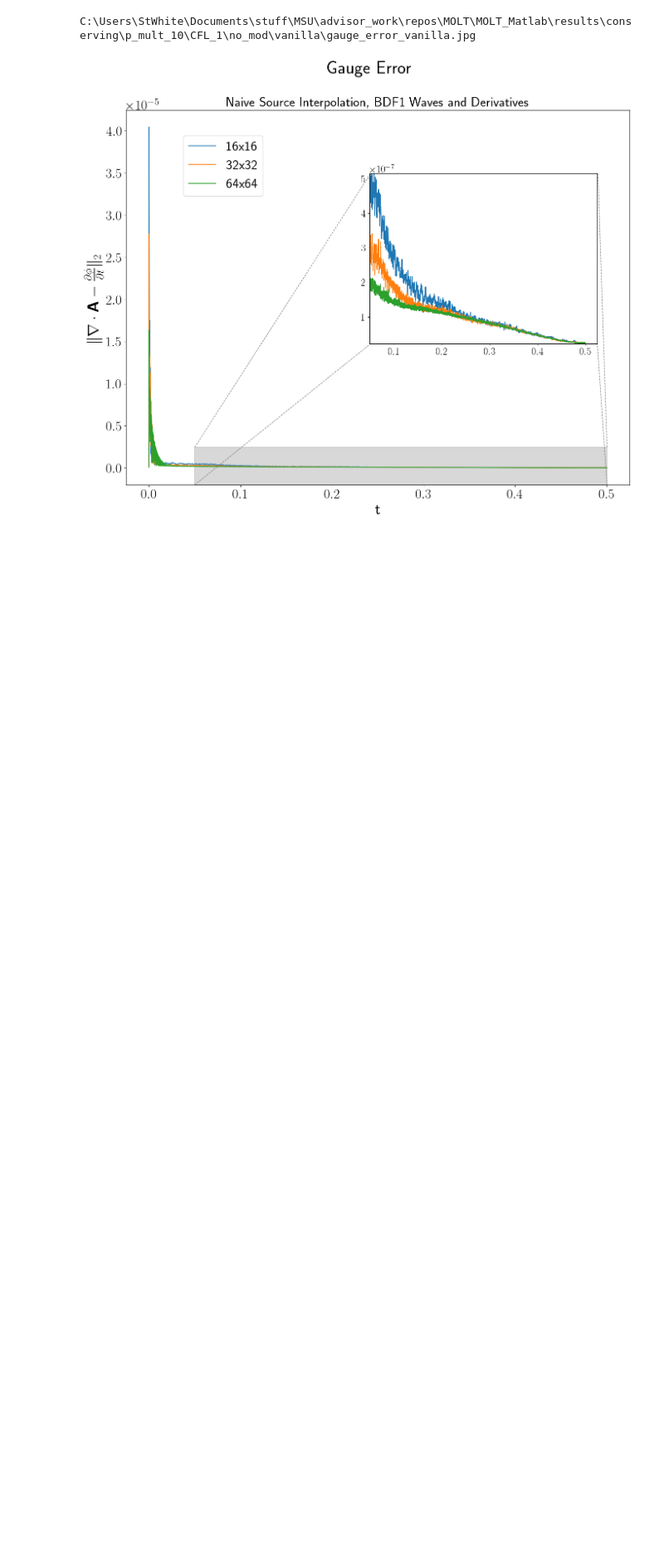
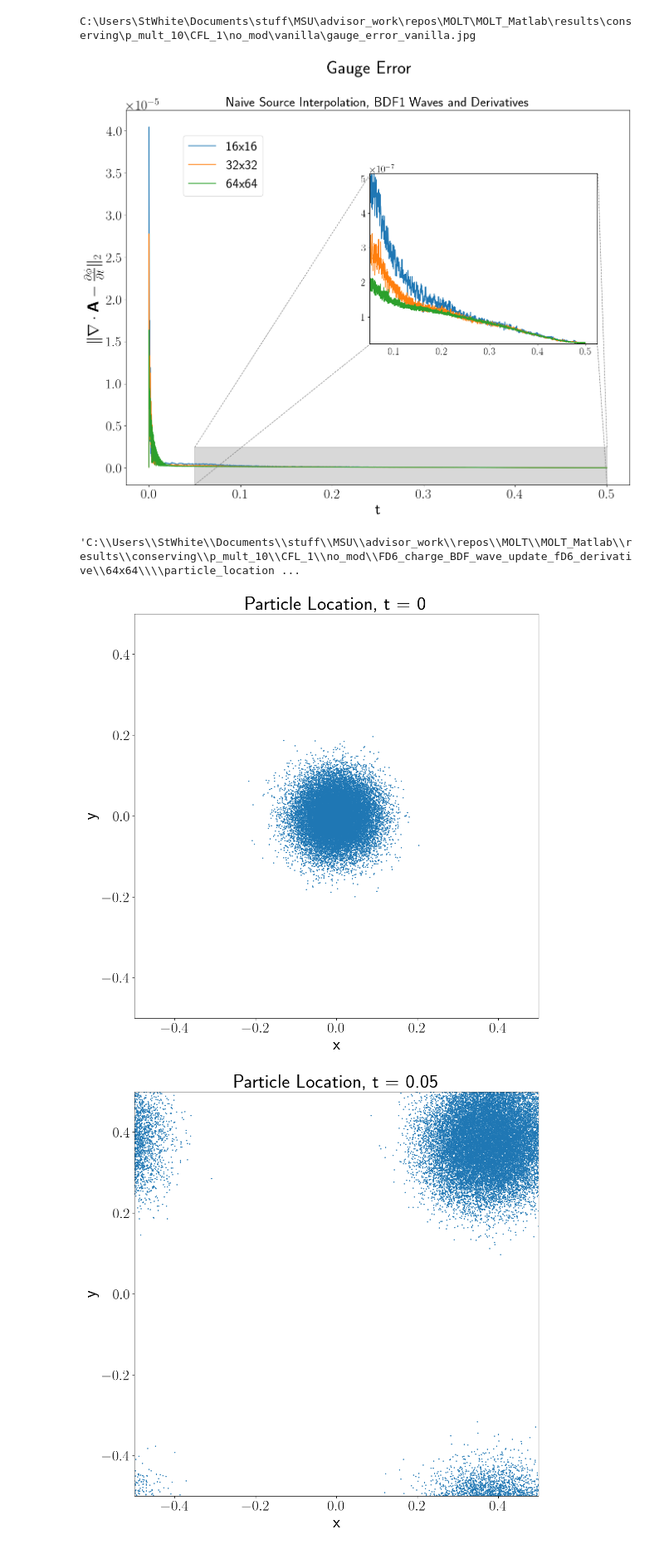
Before and after one commit to Grey-Haven/MOLT, a Jupyter notebook: MOLT_Matlab/results/analysis.ipynb, the cells around one changed output. Shown at 83% size. Cells and saved outputs as stored; diff of their text form; code cells hidden in the pictures; blank space fills up the shorter version.

```diff
--- a/MOLT_Matlab/results/analysis.ipynb
+++ b/MOLT_Matlab/results/analysis.ipynb
@@ -190,6 +194,10 @@ plt.show()
 # %% [output]
 C:\Users\StWhite\Documents\stuff\MSU\advisor_work\repos\MOLT\MOLT_Matlab\results\conserving\p_mult_10\CFL_1\no_mod\vanilla\gauge_error_vanilla.jpg
 [figure]
+# %%
+figpath
+# %% [output]
+'C:\\Users\\StWhite\\Documents\\stuff\\MSU\\advisor_work\\repos\\MOLT\\MOLT_Matlab\\results\\conserving\\p_mult_10\\CFL_1\\no_mod\\FD6_charge_BDF_wave_update_fD6_derivative\\64x64\\\\particle_location ...
 # %%
 update_method_title = r"FD6 Source Update, BDF1 Waves, and FD6 Derivatives"
 update_method_folder = "FD6_charge_BDF_wave_update_fD6_derivative"
@@ -212,35 +220,56 @@ titleFontSize = 32
 tickFontSize = 28
 subTickFontSize = 16
 legendFontSize = 20
 lineWidth = 1
 
-steps_to_plot = [0,17500,34847]
-times_to_plot = [0,.25,.5]
+steps_to_plot = [0,3500,7000,17500,34847]
+times_to_plot = [0,.05,.1,.25,.5]
 
-for idx in len(steps_to_plot):
+for idx in range(len(steps_to_plot)):
     step = steps_to_plot[idx]
     time = times_to_plot[idx]
     g64 = str(64)
 
     tag_64 = str(g64) + "x" + str(g64)
     path_64 = str(projectRoot) + "\\conserving\\p_mult_" + str(particle_count_multiplier) + \
             "\\CFL_" + str(CFL) + "\\" + "no_mod" + "\\" + update_method_folder + "\\" + tag_64 + "\\"
     csvPath_64 = path_64 + "csv_files\\" + "\\particles\\particles_" + str(step) + ".csv"
 
     particle_locations_x = []
     particle_locations_y = []
 
     # Open the CSV file
     with open(csvPath_64, 'r') as file:
         # Create a CSV reader
         csv_reader = csv.reader(file)
 
         # N = sum(1 for row in csv_reader)
 
         i = 0
 
         # Iterate over each row in the CSV file
         for row in csv_reader:
             # Each 'row' is a list representing a row in the CSV file
-            particle_locations_x.append(row[0])
-            particle_locations_y.append(row[1])
+            particle_locations_x.append(float(row[0]))
+            particle_locations_y.append(float(row[1]))
+
+        plt.figure(figsize=(16, 12))
+        plt.scatter(particle_locations_x,particle_locations_y,s=1)
+        plt.xlim([-.5,.5])
+        plt.ylim([-.5,.5])
+        plt.xlabel(r"x", fontsize=labelSize)
+        plt.ylabel(r"y", fontsize=labelSize)
+        plt.title(r"Particle Location, t = " + str(time), fontsize=supTitleSize)
+
+        plt.xticks(fontsize=tickSize)
+        plt.yticks(fontsize=tickSize)
+        plt.gca().yaxis.get_offset_text().set_fontsize(tickSize)
+        plt.gca().set_aspect('equal')
+
+        figpath = path_64 + "\\particle_location_t_" + str(time) + "_" + update_method_folder + ".jpg"
+
+        plt.savefig(figpath)
+        plt.show()
+# %% [output]
+[figure, added]
+[figure, added]
```
Also changed, not shown: parts of 4 cells of this notebook, 4 other files.
